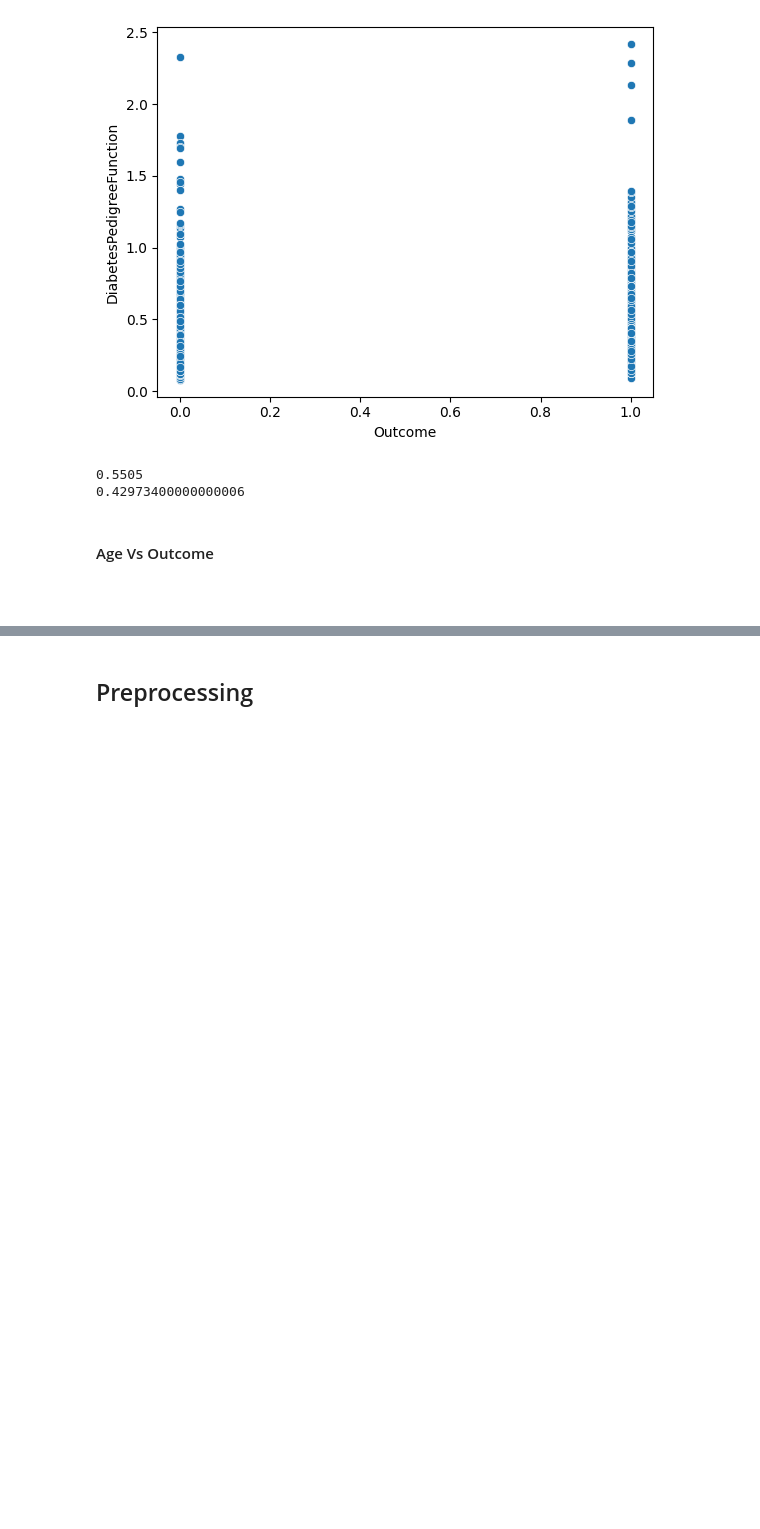
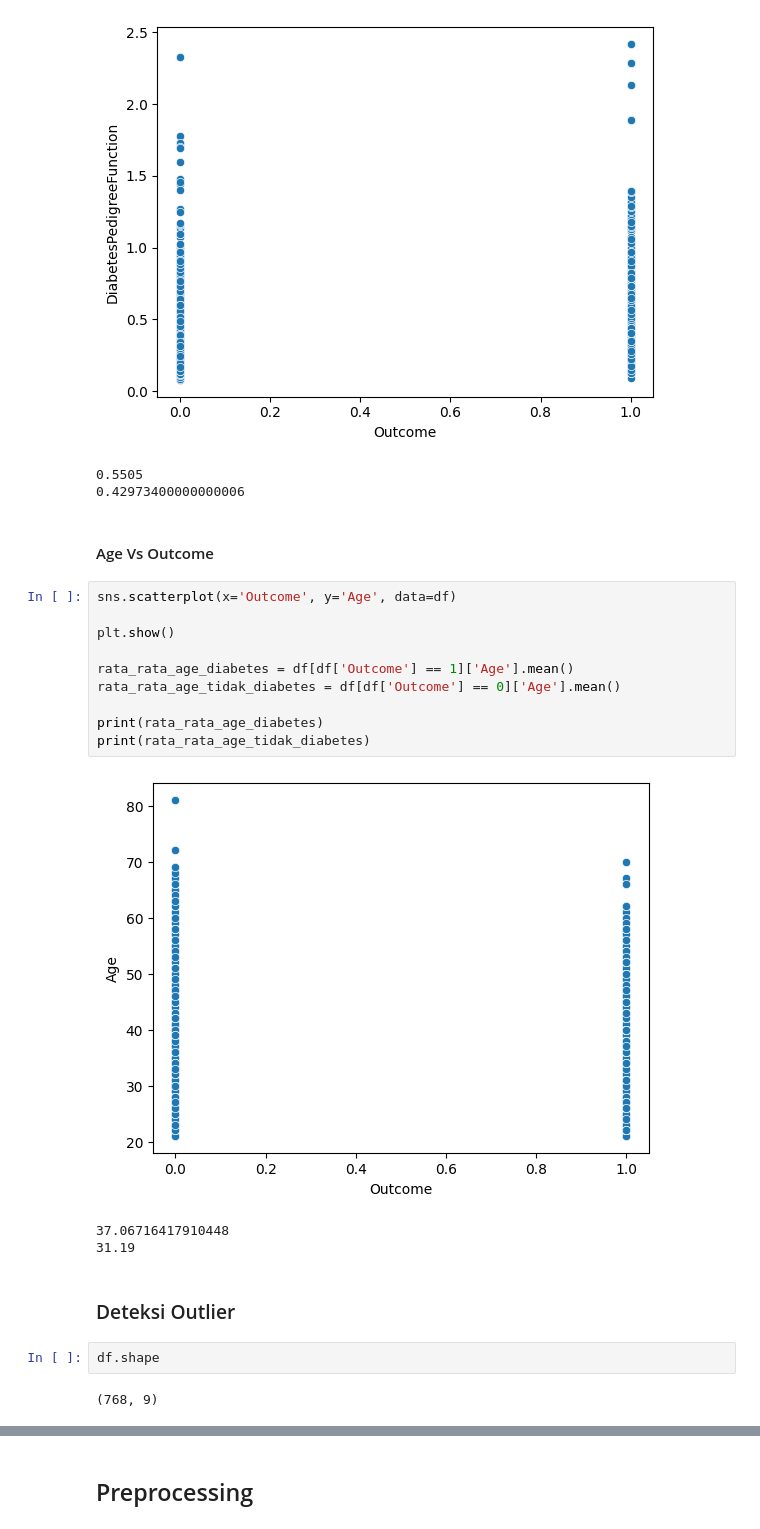
Before and after one commit to zanra2401/KomputasiNumerik_KlasifikasiRandomForest_RisikoDiabetes, a Jupyter notebook: Klasifikasi_rf.ipynb, the cells around one changed output, grey strips where cells are left out. Saved outputs shown, nothing was run; the diff lists cells and outputs as text; blank space fills up the shorter version.

```diff
--- a/Klasifikasi_rf.ipynb
+++ b/Klasifikasi_rf.ipynb
@@ -194,7 +177,25 @@ print(rata_rata_dpf_tidak_diabetes)
 [figure]
 0.5505
 0.42973400000000006
-# %% [markdown]
-#### Age Vs Outcome
-# %% [markdown]
-####
+# %% [markdown]
+#### Age Vs Outcome
+# %%
+sns.scatterplot(x='Outcome', y='Age', data=df)
+
+plt.show()
+
+rata_rata_age_diabetes = df[df['Outcome'] == 1]['Age'].mean()
+rata_rata_age_tidak_diabetes = df[df['Outcome'] == 0]['Age'].mean()
+
+print(rata_rata_age_diabetes)
+print(rata_rata_age_tidak_diabetes)
+# %% [output]
+[figure, added]
+37.06716417910448
+31.19
+# %% [markdown]
+### Deteksi Outlier
+# %%
+df.shape
+# %% [output]
+(768, 9)
```
Also changed, not shown: parts of 7 cells of this notebook.
